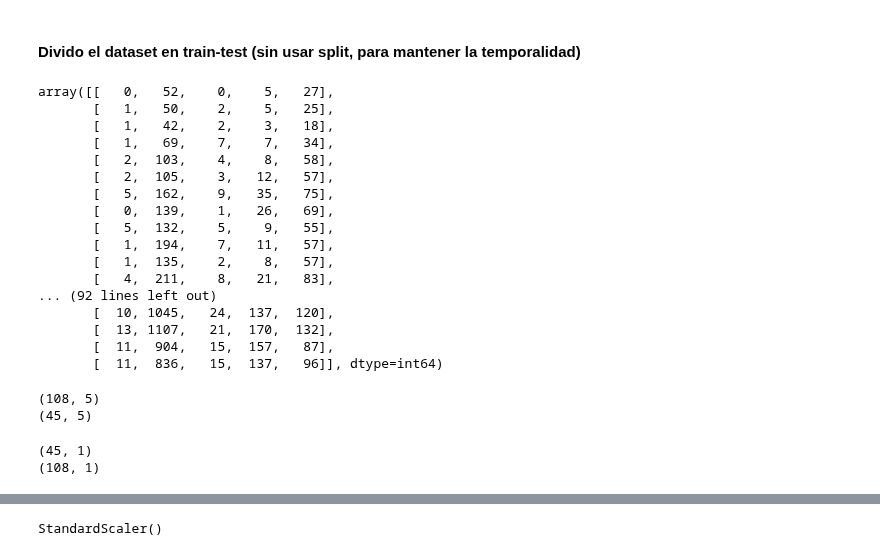
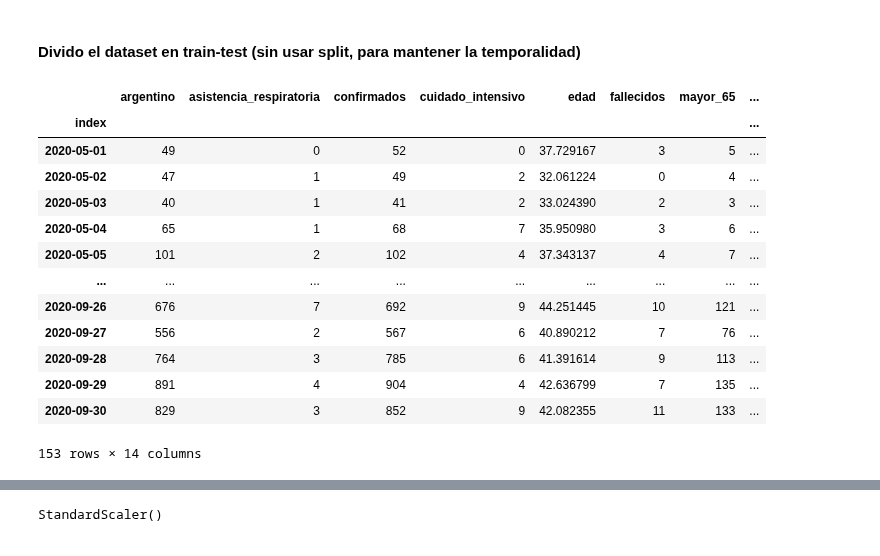
Before and after one commit to tomiambro/clusterai2020_grupo1, a Jupyter notebook: prueba_modelosReg_Sol.ipynb, the cells around one changed output, grey strips where cells are left out. Cells and saved outputs as stored; diff of their text form; code cells hidden in the pictures.

```diff
--- a/prueba_modelosReg_Sol.ipynb
+++ b/prueba_modelosReg_Sol.ipynb
@@ -106,8 +93,8 @@ df_confirmados.head(63)
 
 # #PRUEBO OTRA PARTICION
 # #selecciono el primer 70% de los datos para entrenar el modelo
-# df_confirmados= df_confirmados.loc[df_confirmados.index >= pd.Timestamp(year=2020, month=5, day=1), :] #desde mayo
-# df_confirmados
+df_confirmados= df_confirmados.loc[df_confirmados.index >= pd.Timestamp(year=2020, month=5, day=1), :] #desde mayo
+df_confirmados
 
 #entreno con el 70% de datos desde mayo y testeo con el 30% restante (desde mediados de agosto hasta fin de sept)
 # x_train =  np.array(df_confirmados[["asistencia_respiratoria","confirmados","cuidado_intensivo","mayor_65","presentan_sintomas","internacion"]].iloc[0:108,:])
@@ -130,35 +117,20 @@ y_test =  np.array(df_confirmados[["fallecidos"]].iloc[108:154])
 
 # x_test =  np.array(df_confirmados[["asistencia_respiratoria","confirmados","cuidado_intensivo","mayor_65","internacion"]].iloc[131:154,:])
 # y_test =  np.array(df_confirmados[["fallecidos"]].iloc[131:154])
-# %%
-x_train
-# %% [output]
-array([[   0,   52,    0,    5,   27],
-       [   1,   50,    2,    5,   25],
-       [   1,   42,    2,    3,   18],
-       [   1,   69,    7,    7,   34],
-       [   2,  103,    4,    8,   58],
-       [   2,  105,    3,   12,   57],
-       [   5,  162,    9,   35,   75],
-       [   0,  139,    1,   26,   69],
-       [   5,  132,    5,    9,   55],
-       [   1,  194,    7,   11,   57],
-       [   1,  135,    2,    8,   57],
-       [   4,  211,    8,   21,   83],
-... (92 lines left out)
-       [  10, 1045,   24,  137,  120],
-       [  13, 1107,   21,  170,  132],
-       [  11,  904,   15,  157,   87],
-       [  11,  836,   15,  137,   96]], dtype=int64)
-# %%
-print(x_train.shape)
-print(x_test.shape)
-# %% [output]
-(108, 5)
-(45, 5)
-# %%
-print(y_test.shape)
-print(y_train.shape)
-# %% [output]
-(45, 1)
-(108, 1)
+# %%
+df_confirmados
+# %% [output]
+|  | argentino | asistencia_respiratoria | confirmados | cuidado_intensivo | edad | fallecidos | mayor_65 | ... |
+| index |  |  |  |  |  |  |  | ... |
+| 2020-05-01 | 49 | 0 | 52 | 0 | 37.729167 | 3 | 5 | ... |
+| 2020-05-02 | 47 | 1 | 49 | 2 | 32.061224 | 0 | 4 | ... |
+| 2020-05-03 | 40 | 1 | 41 | 2 | 33.024390 | 2 | 3 | ... |
+| 2020-05-04 | 65 | 1 | 68 | 7 | 35.950980 | 3 | 6 | ... |
+| 2020-05-05 | 101 | 2 | 102 | 4 | 37.343137 | 4 | 7 | ... |
+| ... | ... | ... | ... | ... | ... | ... | ... | ... |
+| 2020-09-26 | 676 | 7 | 692 | 9 | 44.251445 | 10 | 121 | ... |
+| 2020-09-27 | 556 | 2 | 567 | 6 | 40.890212 | 7 | 76 | ... |
+| 2020-09-28 | 764 | 3 | 785 | 6 | 41.391614 | 9 | 113 | ... |
+| 2020-09-29 | 891 | 4 | 904 | 4 | 42.636799 | 7 | 135 | ... |
+| 2020-09-30 | 829 | 3 | 852 | 9 | 42.082355 | 11 | 133 | ... |
+153 rows × 14 columns
```
Also changed, not shown: parts of 90 cells of this notebook.
